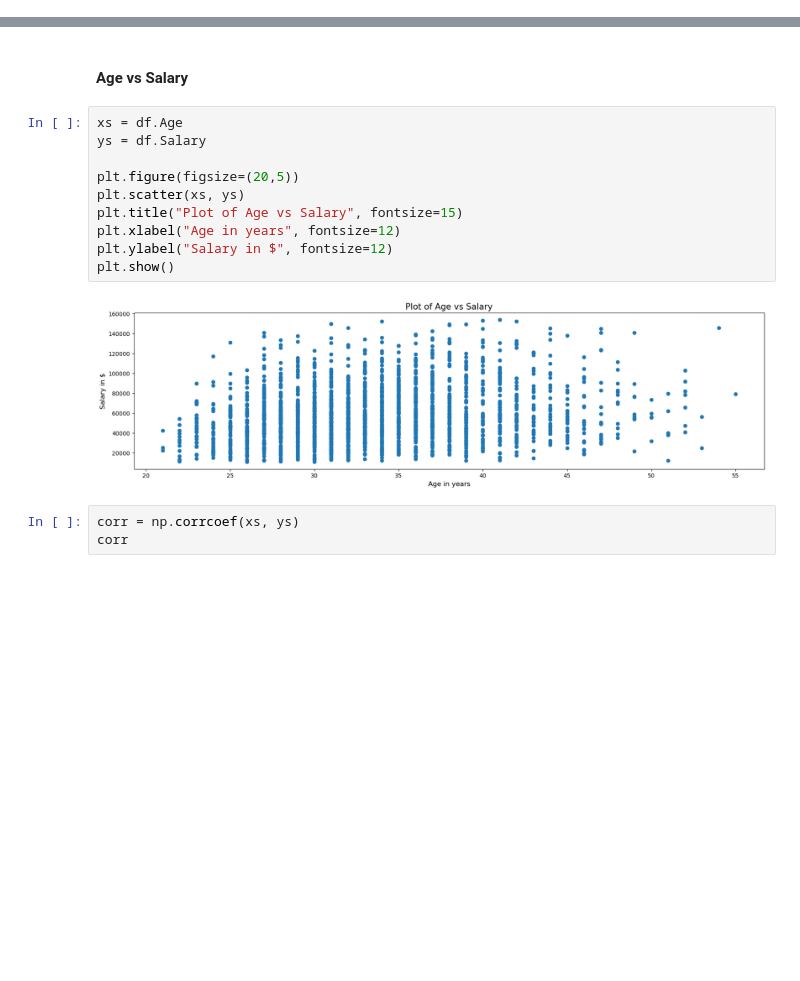
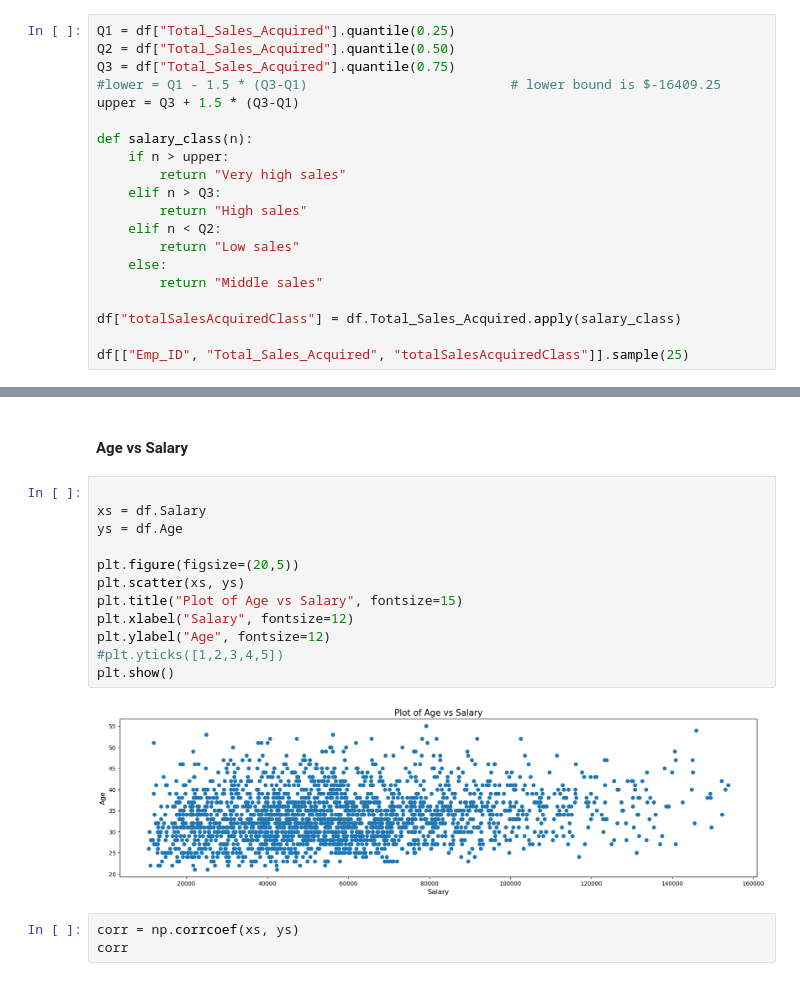
Before and after one commit to exocetfalling/CS105, a Jupyter notebook: project/CS105 Project Submission Part I 2025.ipynb, the cells around one changed output, grey strips where cells are left out. Saved outputs shown, nothing was run; the diff lists cells and outputs as text; blank space fills up the shorter version.

```diff
--- a/project/CS105 Project Submission Part I 2025.ipynb
+++ b/project/CS105 Project Submission Part I 2025.ipynb
@@ -1165,0 +1200,20 @@ plt.show()
+# %%
+Q1 = df["Total_Sales_Acquired"].quantile(0.25)
+Q2 = df["Total_Sales_Acquired"].quantile(0.50)
+Q3 = df["Total_Sales_Acquired"].quantile(0.75)
+#lower = Q1 - 1.5 * (Q3-Q1)                          # lower bound is $-16409.25
+upper = Q3 + 1.5 * (Q3-Q1)
+
+def salary_class(n):
+    if n > upper:
+        return "Very high sales"
+    elif n > Q3:
+        return "High sales"
+    elif n < Q2:
+        return "Low sales"
+    else:
+        return "Middle sales"
+
+df["totalSalesAcquiredClass"] = df.Total_Sales_Acquired.apply(salary_class)
+
+df[["Emp_ID", "Total_Sales_Acquired", "totalSalesAcquiredClass"]].sample(25)
@@ -1166,17 +1238,19 @@ plt.show()
 # %% [markdown]
 #### **Age vs Salary** <a id="p3b11"></a>
 # %%
-xs = df.Age
-ys = df.Salary
+
+xs = df.Salary
+ys = df.Age
 
 plt.figure(figsize=(20,5))
 plt.scatter(xs, ys)
 plt.title("Plot of Age vs Salary", fontsize=15)
-plt.xlabel("Age in years", fontsize=12)
-plt.ylabel("Salary in $", fontsize=12)
+plt.xlabel("Salary", fontsize=12)
+plt.ylabel("Age", fontsize=12)
+#plt.yticks([1,2,3,4,5])
 plt.show()
 # %% [output]
-[figure, old version]
+[figure, new version]
 # %%
 corr = np.corrcoef(xs, ys)
 corr
```
Also changed, not shown: parts of 24 cells of this notebook.
